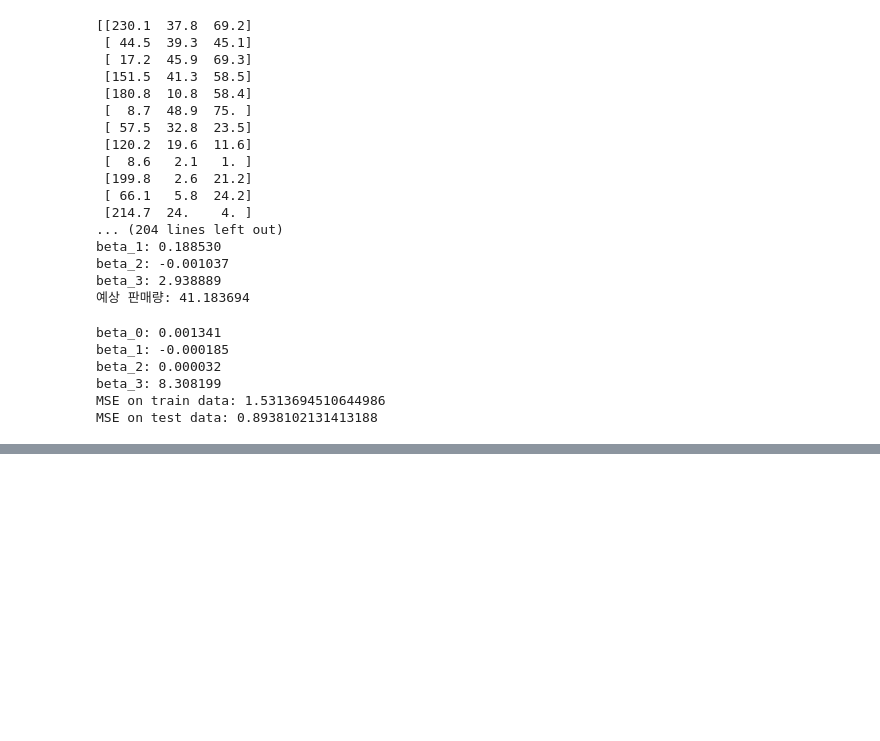
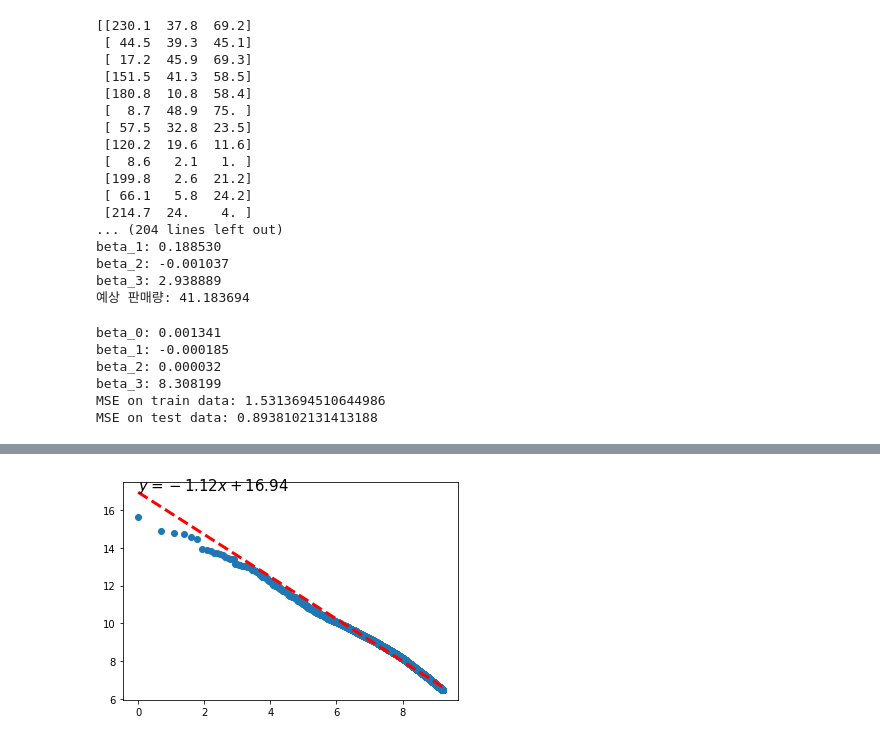
Before and after one commit to polariswon/polariswon, a Jupyter notebook: ML_basic_KO.ipynb, the cells around one changed output, grey strips where cells are left out. Drawn from its saved outputs; the diff is of its cells as text; code cells hidden in the pictures; blank space fills up the shorter version.

```diff
--- a/ML_basic_KO.ipynb
+++ b/ML_basic_KO.ipynb
@@ -523,3 +523,83 @@ beta_2: 0.000032
 beta_3: 8.308199
 MSE on train data: 1.5313694510644986
 MSE on test data: 0.8938102131413188
+# %%
+import operator
+from sklearn.linear_model import LinearRegression
+import numpy as np
+import matplotlib
+matplotlib.use('Agg')
+import matplotlib.pyplot as plt
+
+
+def main():
+    words = read_data()
+    words = sorted(words,key=lambda x: x[1],reverse=True) # words.txt 단어를 빈도수 순으로 정렬합니다.
+    print(words)
+    # 정수로 표현된 단어를 X축 리스트에, 각 단어의 빈도수를 Y축 리스트에 저장합니다.
+    X = list(range(1, len(words)+1))
+    Y = [x[1] for x in words]
+
+    # X, Y 리스트를 array로 변환합니다.
+    X, Y = np.array(X).reshape(-1,1), np.array(Y)
+
+    # X, Y의 각 원소 값에 log()를 적용합니다.
+    X, Y = np.log(X), np.log(Y)
+
+    # 기울기와 절편을 구한 후 그래프와 차트를 출력합니다.
+    slope, intercept = do_linear_regression(X, Y)
+    draw_chart(X, Y, slope, intercept)
+
+    return slope, intercept
+
+
+# read_data() - words.txt에 저장된 단어와 해당 단어의 빈도수를 리스트형으로 변환합니다.
+def read_data():
+    txt_data = np.loadtxt("words.txt",delimiter=",",dtype=np.str)
+    # words.txt 에서 단어들를 읽어,
+    # [[단어1, 빈도수], [단어2, 빈도수] ... ]형으로 변환해 리턴합니다.
+    dic = []
+
+    for line in txt_data:
+       x_i = [line[0],float(line[1])]
+       dic.append(x_i)
+    return dic
+
+
+# do_linear_regression() - 임포트한 sklearn 패키지의 함수를 이용해 그래프의 기울기와 절편을 구합니다.
+def do_linear_regression(X, Y):
+
+    lrmodel = LinearRegression()
+    lrmodel.fit(X,Y)
+
+    slope = lrmodel.coef_[0]
+    intercept = lrmodel.intercept_
+
+    return (slope, intercept)
+
+
+# draw_chart() - matplotlib을 이용해 차트를 설정합니다.
+def draw_chart(X, Y, slope, intercept):
+    fig = plt.figure()
+    ax = fig.add_subplot(111)
+    plt.scatter(X, Y)
+
+    # 차트의 X, Y축 범위와 그래프를 설정합니다.
+    min_X = min(X)
+    max_X = max(X)
+    min_Y = min_X * slope + intercept
+    max_Y = max_X * slope + intercept
+    plt.plot([min_X, max_X], [min_Y, max_Y],
+             color='red',
+             linestyle='--',
+             linewidth=3.0)
+
+    # 기울과와 절편을 이용해 그래프를 차트에 입력합니다.
+    ax.text(min_X, min_Y + 0.1, r'$y = %.2lfx + %.2lf$' % (slope, intercept), fontsize=15)
+
+    plt.savefig('chart.png')
+
+
+if __name__ == "__main__":
+     main()
+# %% [output]
@@ -525,0 +607 @@ MSE on test data: 0.8938102131413188
+[figure, added]
```
Also changed, not shown: parts of 17 cells of this notebook.
